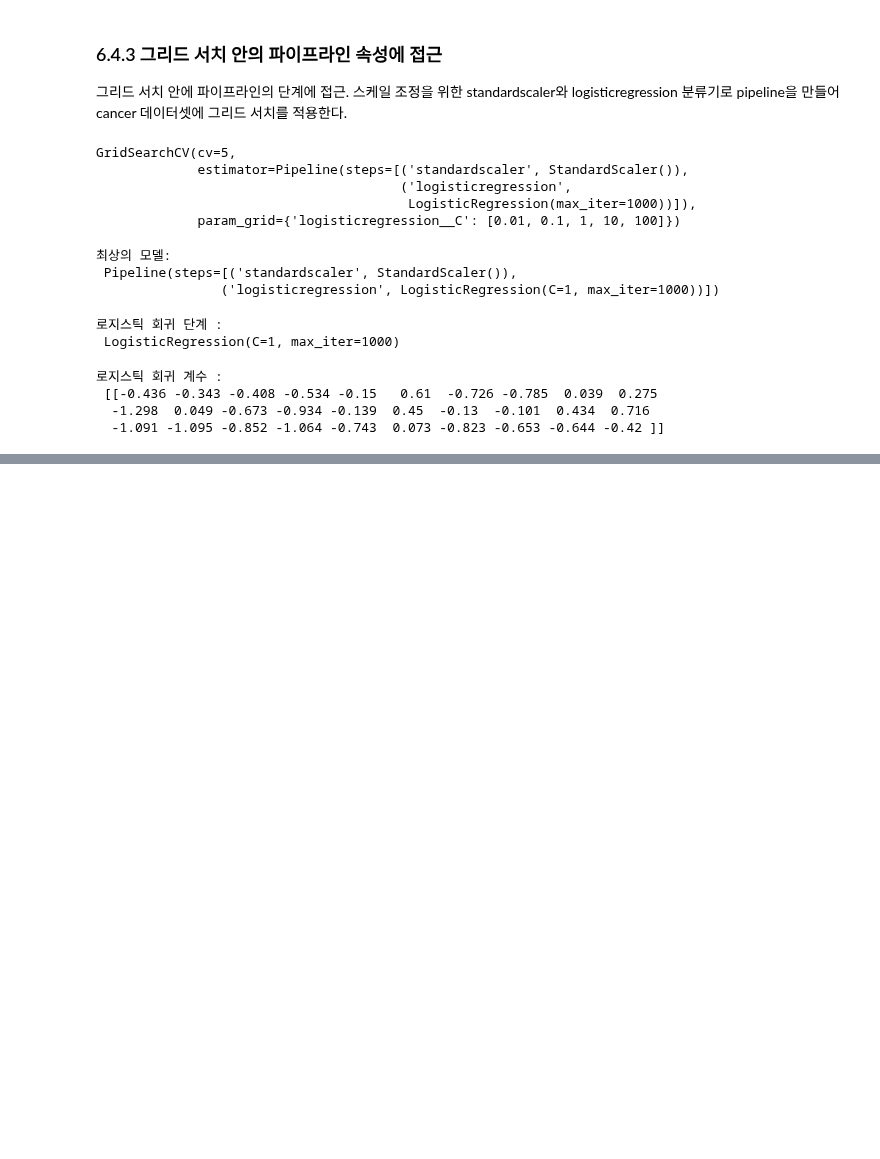
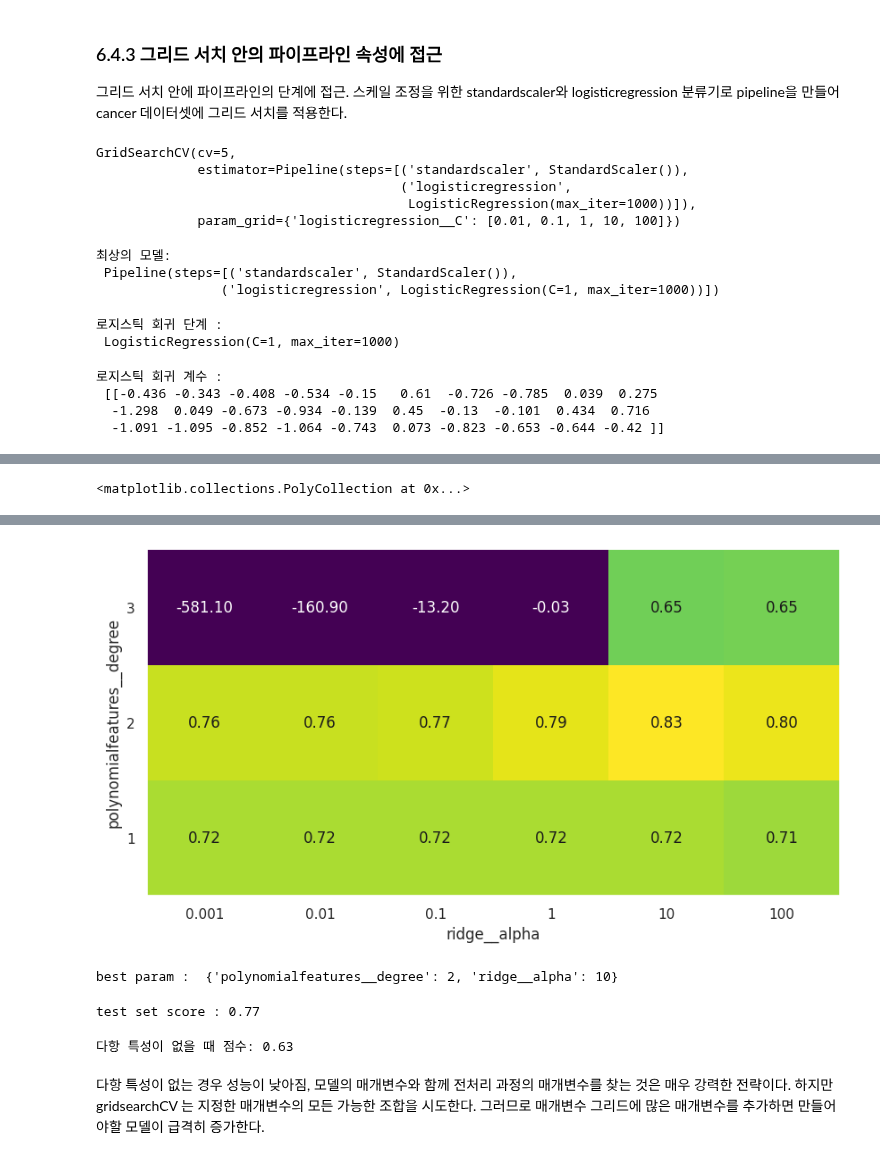
Before and after one commit to 201ssc/python_test1, a Jupyter notebook: 6_알고리즘_체인과_파이프라인.ipynb, the cells around one changed output, grey strips where cells are left out. Drawn from its saved outputs; the diff is of its cells as text; code cells hidden in the pictures; blank space fills up the shorter version.

```diff
--- a/6_알고리즘_체인과_파이프라인.ipynb
+++ b/6_알고리즘_체인과_파이프라인.ipynb
@@ -337,0 +341,18 @@ print('로지스틱 회귀 계수 : \n', grid.best_estimator_.named_steps['logis
+# %%
+# 데이터스케일조정, 다항식 특성선택, 리지 회귀 세단계를 구성
+from sklearn.datasets import load_boston
+boston = load_boston()
+X_train, X_test, y_train, y_test = train_test_split(boston.data, boston.target, random_state=0)
+
+from sklearn.preprocessing import PolynomialFeatures
+pipe = make_pipeline(
+    StandardScaler(),
+    PolynomialFeatures(),
+    Ridge()
+)
+# %%
+param_grid = {'polynomialfeatures__degree': [1,2,3],
+              'ridge__alpha': [0.001, 0.01, 0.1, 1, 10, 100]}
+# %%
+grid = GridSearchCV(pipe, param_grid, cv=5, n_jobs=-1)
+grid.fit(X_train, y_train)
@@ -337,0 +368,7 @@ print('로지스틱 회귀 계수 : \n', grid.best_estimator_.named_steps['logis
+# %%
+mglearn.tools.heatmap(grid.cv_results_['mean_test_score'].reshape(3,-1),
+                      xlabel = 'ridge__alpha', ylabel='polynomialfeatures__degree',
+                      xticklabels=param_grid['ridge__alpha'],
+                      yticklabels=param_grid['polynomialfeatures__degree'], vmin=0)
+# %% [output]
+<matplotlib.collections.PolyCollection at 0x...>
@@ -337,0 +376,20 @@ print('로지스틱 회귀 계수 : \n', grid.best_estimator_.named_steps['logis
+[figure, added]
+# %%
+print('best param : ',grid.best_params_)
+# %% [output]
+best param :  {'polynomialfeatures__degree': 2, 'ridge__alpha': 10}
+# %%
+print('test set score : {:.2f}'.format(grid.score(X_test, y_test)))
+# %% [output]
+test set score : 0.77
+# %%
+# 특성없는 그리드서치와 비교하기
+param_grid = {'ridge__alpha': [0.01, 0.1, 1, 10, 100]}
+pipe = make_pipeline(StandardScaler(), Ridge())
+grid = GridSearchCV(pipe, param_grid, cv=5)
+grid.fit(X_train, y_train)
+print('다항 특성이 없을 때 점수: {:.2f}'.format(grid.score(X_test, y_test)))
+# %% [output]
+다항 특성이 없을 때 점수: 0.63
+# %% [markdown]
+다항 특성이 없는 경우 성능이 낮아짐, 모델의 매개변수와 함께 전처리 과정의 매개변수를 찾는 것은 매우 강력한 전략이다. 하지만 gridsearchCV 는 지정한 매개변수의 모든 가능한 조합을 시도한다. 그러므로 매개변수 그리드에 많은 매개변수를 추가하면 만들어야할 모델이 급격히 증가한다.
```
Also changed, not shown: parts of 3 cells of this notebook.
